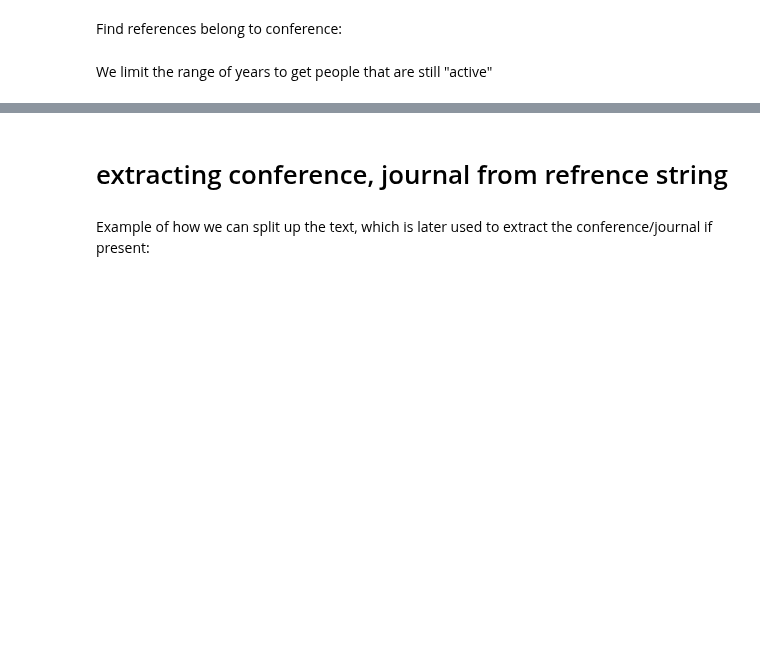
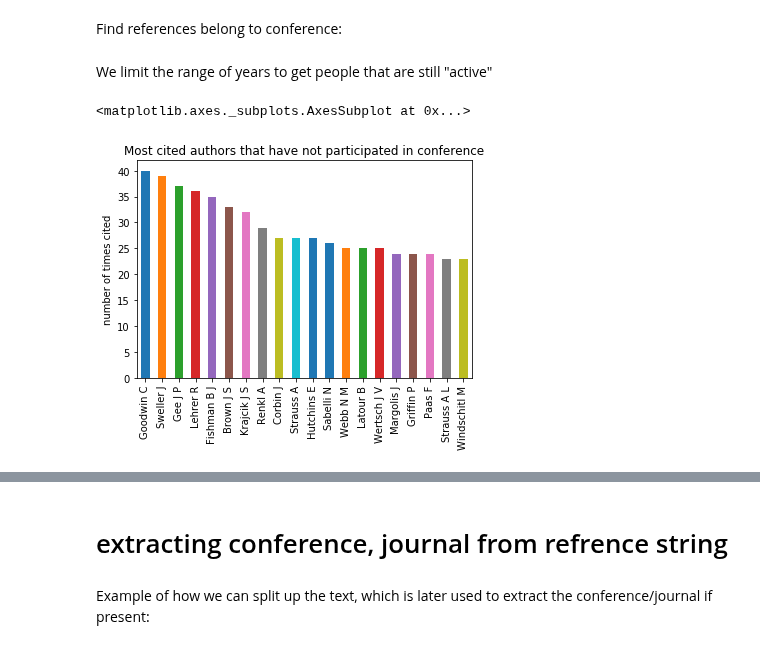
Before and after one commit to nourabassi/semester-project, a Jupyter notebook: Data exploration - References.ipynb, the cells around one changed output, grey strips where cells are left out. Drawn from its saved outputs; the diff is of its cells as text; code cells hidden in the pictures; blank space fills up the shorter version.

Commit message:
adding Reference exploration

```diff
--- a/Data exploration - References.ipynb
+++ b/Data exploration - References.ipynb
@@ -177,18 +179,18 @@ re.search(match_conference,'bjfejf ICLS')
 # %% [markdown]
 Find references belong to conference:
 # %%
-mask_c_s = reference_edges.ref.map(lambda x: True if re.search(match_conference, x) else False)
+mask_c_s = reference_authors.ref.map(lambda x: True if re.search(match_conference, x) else False)
+in_conference = set(reference_authors[mask_c_s].author)
-# %%
-in_conference = set(reference_edges[mask_c_s].cited.unique())
 # %% [markdown]
 We limit the range of years to get people that are still "active"
 # %%
-not_in_conference = list(set(reference_edges[reference_edges.year > 2010].cited) - in_conference.union(set(reference_edges.author)))
+not_in_conference = list(set(reference_authors[reference_authors.year > 2010].author) - in_conference.union(authors_in_conf))
 # %%
-#todo: filter out organisations
-# todo: deal with non overlapping names
 plt.title('Most cited authors that have not participated in conference')
 plt.ylabel('number of times cited')
 # check that not in conference and is indeed author
-is_human = reference_edges.dropna().cited.map(lambda x: True if reg.search(r'\p{Lu}\.',x) else False)
-reference_edges[(reference_edges.cited.isin(not_in_conference)) & (is_human)].cited.value_counts().head(20).plot(kind = 'bar')
+is_human = reference_authors.dropna().author.map(lambda x: True if reg.search(r'\p{Lu}$',x) else False)
+reference_authors[(reference_authors.author.isin(not_in_conference)) & is_human].author.value_counts().head(20).plot(kind = 'bar')
+# %% [output]
+<matplotlib.axes._subplots.AxesSubplot at 0x...>
+[figure, added]
```
Also changed, not shown: parts of 37 cells of this notebook.
